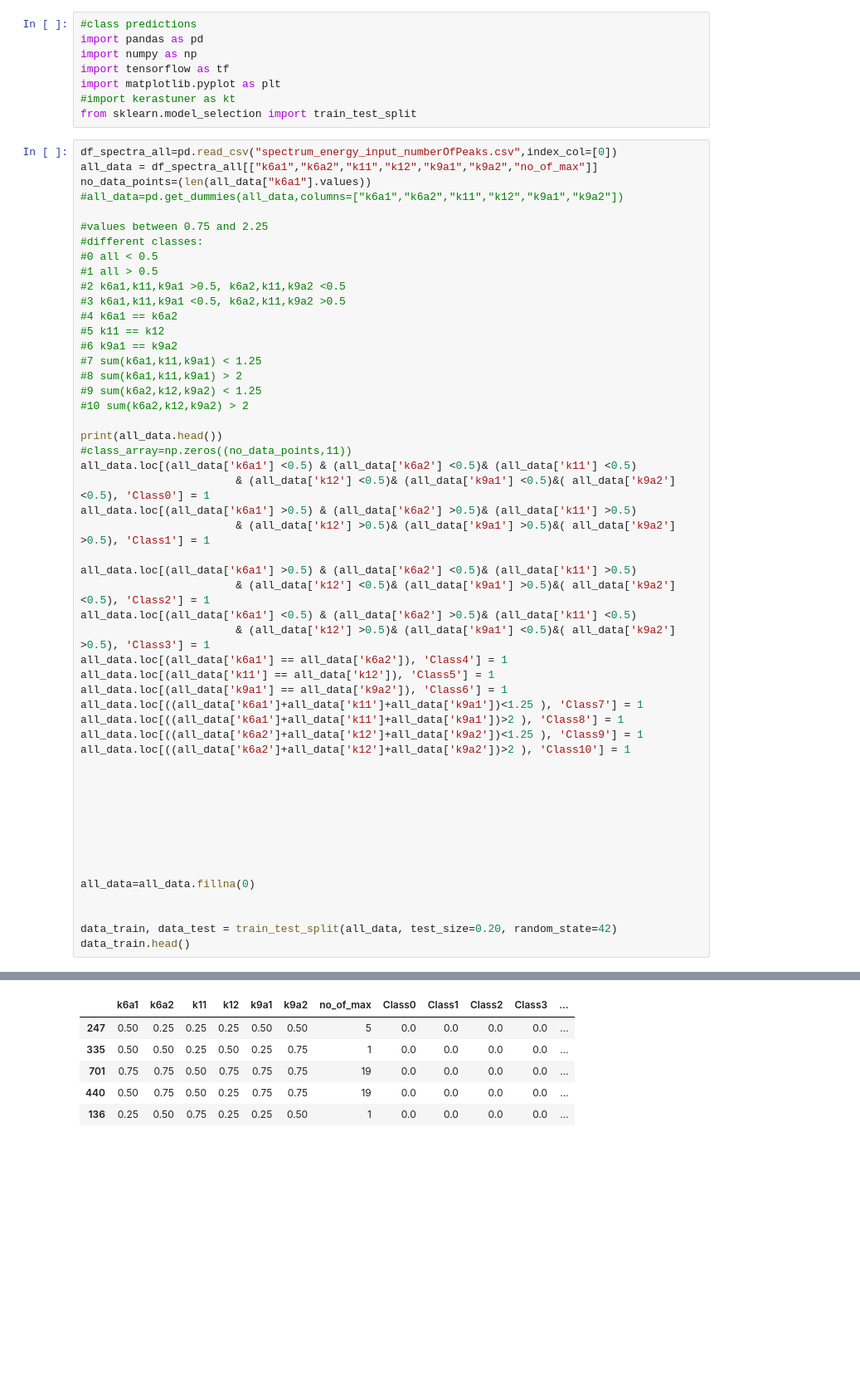
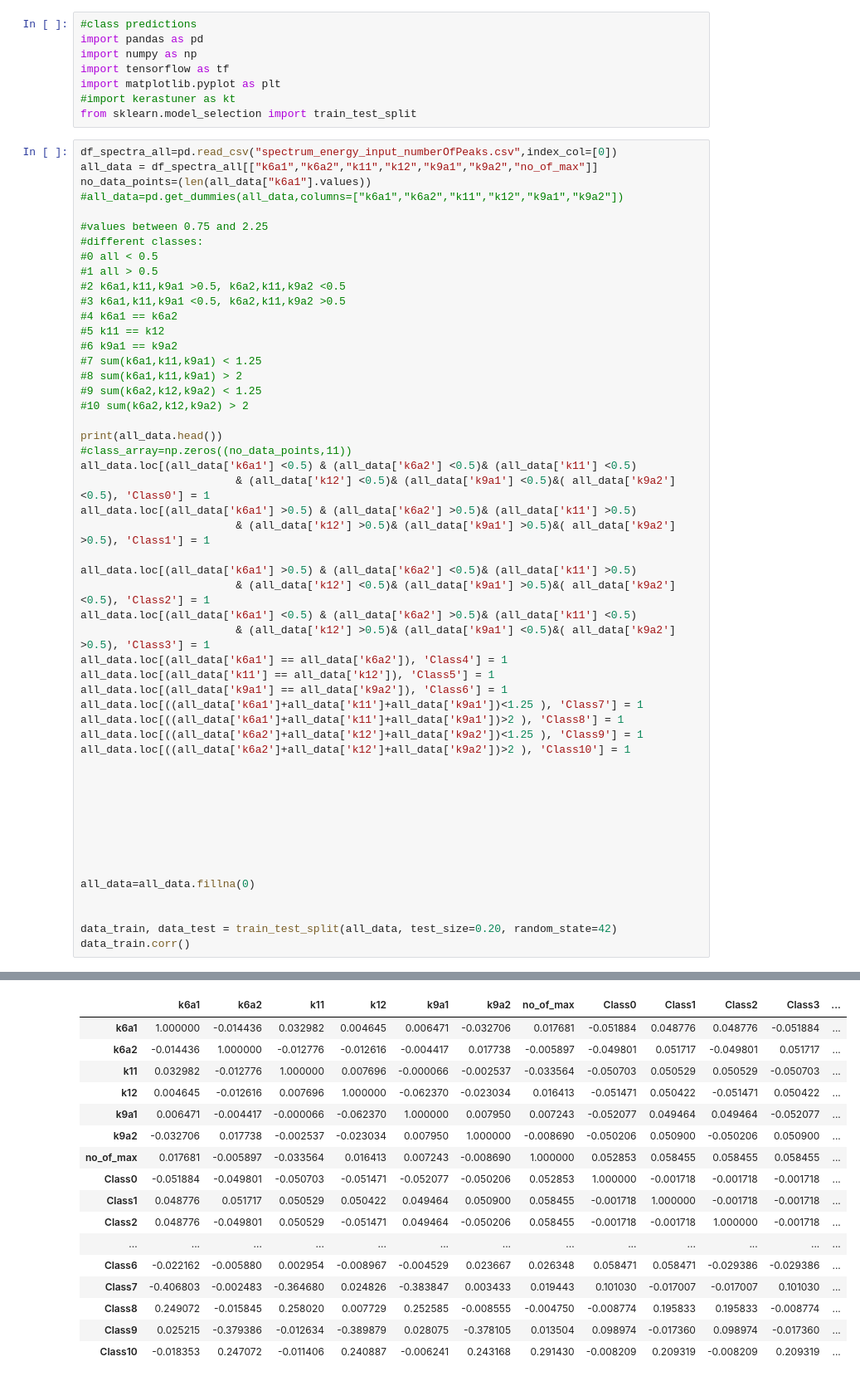
Before and after one commit to GwydionJon/EN_learn, a Jupyter notebook: machine_learning/ML_get_parameters_from_peakNumber_inga.ipynb, the cells around one changed output, grey strips where cells are left out. Shown at 83% size. Cells and saved outputs as stored; diff of their text form; blank space fills up the shorter version.

```diff
--- a/machine_learning/ML_get_parameters_from_peakNumber_inga.ipynb
+++ b/machine_learning/ML_get_parameters_from_peakNumber_inga.ipynb
@@ -394,39 +394,50 @@ all_data.loc[((all_data['k6a2']+all_data['k12']+all_data['k9a2'])>2 ), 'Class10'
 
 
 
 
 
 
 
 
 all_data=all_data.fillna(0)
 
 
 data_train, data_test = train_test_split(all_data, test_size=0.20, random_state=42)
-data_train.head()
+data_train.corr()
 # %% [output]
    k6a1  k6a2   k11   k12  k9a1  k9a2  no_of_max
 0  0.25  0.25  0.25  0.25  0.25  0.25         18
 1  0.25  0.25  0.25  0.25  0.25  0.50          5
 2  0.25  0.25  0.25  0.25  0.25  0.75         19
 3  0.25  0.25  0.25  0.25  0.50  0.25         19
 4  0.25  0.25  0.25  0.25  0.50  0.50          5
 A value is trying to be set on a copy of a slice from a DataFrame.
 Try using .loc[row_indexer,col_indexer] = value instead
 
 See the caveats in the documentation: https://pandas.pydata.org/pandas-docs/stable/user_guide/indexing.html#returning-a-view-versus-a-copy
   self.obj[key] = _infer_fill_value(value)
 A value is trying to be set on a copy of a slice from a DataFrame.
 Try using .loc[row_indexer,col_indexer] = value instead
 
 See the caveats in the documentation: https://pandas.pydata.org/pandas-docs/stable/user_guide/indexing.html#returning-a-view-versus-a-copy
   self.obj[item] = s
 |  | k6a1 | k6a2 | k11 | k12 | k9a1 | k9a2 | no_of_max | Class0 | Class1 | Class2 | Class3 | ... |
-| 247 | 0.50 | 0.25 | 0.25 | 0.25 | 0.50 | 0.50 | 5 | 0.0 | 0.0 | 0.0 | 0.0 | ... |
-| 335 | 0.50 | 0.50 | 0.25 | 0.50 | 0.25 | 0.75 | 1 | 0.0 | 0.0 | 0.0 | 0.0 | ... |
-| 701 | 0.75 | 0.75 | 0.50 | 0.75 | 0.75 | 0.75 | 19 | 0.0 | 0.0 | 0.0 | 0.0 | ... |
-| 440 | 0.50 | 0.75 | 0.50 | 0.25 | 0.75 | 0.75 | 19 | 0.0 | 0.0 | 0.0 | 0.0 | ... |
-| 136 | 0.25 | 0.50 | 0.75 | 0.25 | 0.25 | 0.50 | 1 | 0.0 | 0.0 | 0.0 | 0.0 | ... |
+| k6a1 | 1.000000 | -0.014436 | 0.032982 | 0.004645 | 0.006471 | -0.032706 | 0.017681 | -0.051884 | 0.048776 | 0.048776 | -0.051884 | ... |
+| k6a2 | -0.014436 | 1.000000 | -0.012776 | -0.012616 | -0.004417 | 0.017738 | -0.005897 | -0.049801 | 0.051717 | -0.049801 | 0.051717 | ... |
+| k11 | 0.032982 | -0.012776 | 1.000000 | 0.007696 | -0.000066 | -0.002537 | -0.033564 | -0.050703 | 0.050529 | 0.050529 | -0.050703 | ... |
+| k12 | 0.004645 | -0.012616 | 0.007696 | 1.000000 | -0.062370 | -0.023034 | 0.016413 | -0.051471 | 0.050422 | -0.051471 | 0.050422 | ... |
+| k9a1 | 0.006471 | -0.004417 | -0.000066 | -0.062370 | 1.000000 | 0.007950 | 0.007243 | -0.052077 | 0.049464 | 0.049464 | -0.052077 | ... |
+| k9a2 | -0.032706 | 0.017738 | -0.002537 | -0.023034 | 0.007950 | 1.000000 | -0.008690 | -0.050206 | 0.050900 | -0.050206 | 0.050900 | ... |
+| no_of_max | 0.017681 | -0.005897 | -0.033564 | 0.016413 | 0.007243 | -0.008690 | 1.000000 | 0.052853 | 0.058455 | 0.058455 | 0.058455 | ... |
+| Class0 | -0.051884 | -0.049801 | -0.050703 | -0.051471 | -0.052077 | -0.050206 | 0.052853 | 1.000000 | -0.001718 | -0.001718 | -0.001718 | ... |
+| Class1 | 0.048776 | 0.051717 | 0.050529 | 0.050422 | 0.049464 | 0.050900 | 0.058455 | -0.001718 | 1.000000 | -0.001718 | -0.001718 | ... |
+| Class2 | 0.048776 | -0.049801 | 0.050529 | -0.051471 | 0.049464 | -0.050206 | 0.058455 | -0.001718 | -0.001718 | 1.000000 | -0.001718 | ... |
+| ... | ... | ... | ... | ... | ... | ... | ... | ... | ... | ... | ... | ... |
+| Class6 | -0.022162 | -0.005880 | 0.002954 | -0.008967 | -0.004529 | 0.023667 | 0.026348 | 0.058471 | 0.058471 | -0.029386 | -0.029386 | ... |
+| Class7 | -0.406803 | -0.002483 | -0.364680 | 0.024826 | -0.383847 | 0.003433 | 0.019443 | 0.101030 | -0.017007 | -0.017007 | 0.101030 | ... |
+| Class8 | 0.249072 | -0.015845 | 0.258020 | 0.007729 | 0.252585 | -0.008555 | -0.004750 | -0.008774 | 0.195833 | 0.195833 | -0.008774 | ... |
+| Class9 | 0.025215 | -0.379386 | -0.012634 | -0.389879 | 0.028075 | -0.378105 | 0.013504 | 0.098974 | -0.017360 | 0.098974 | -0.017360 | ... |
+| Class10 | -0.018353 | 0.247072 | -0.011406 | 0.240887 | -0.006241 | 0.243168 | 0.291430 | -0.008209 | 0.209319 | -0.008209 | 0.209319 | ... |
 # %%
 feature_columns_A = []
 
```
Also changed, not shown: parts of 6 cells of this notebook, 1 other file.
